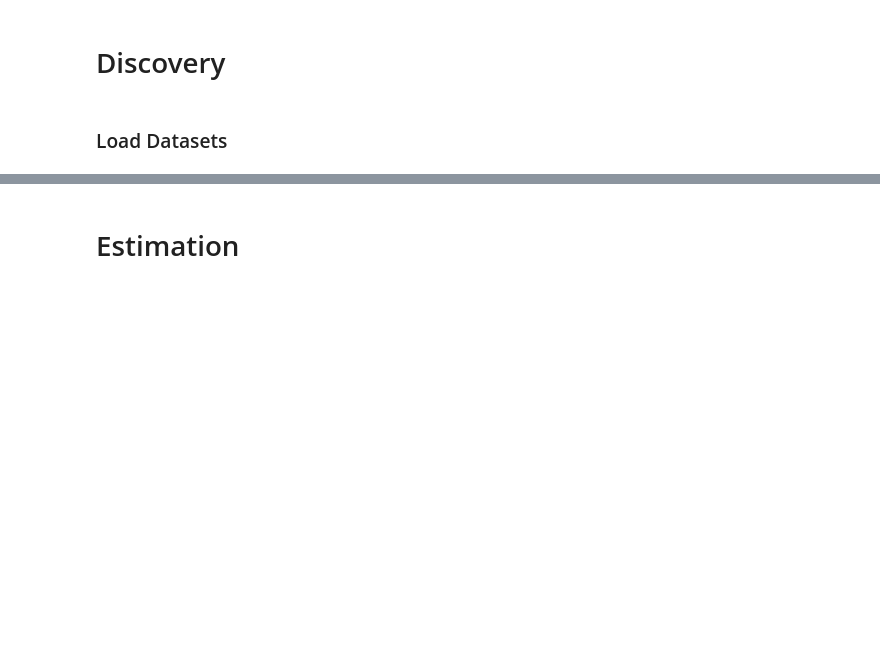
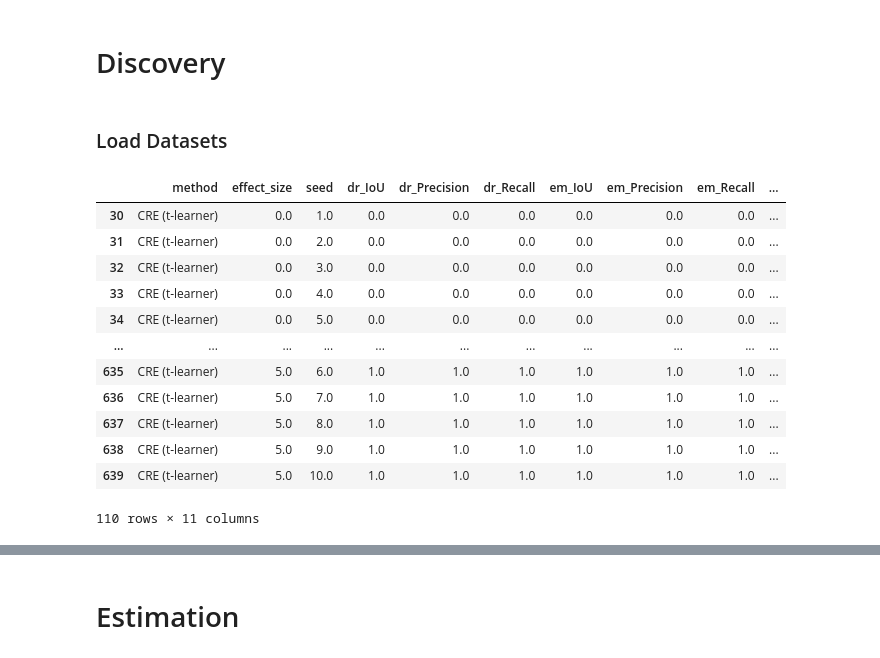
Before and after one commit to fbargaglistoffi/CRE_applications, a Jupyter notebook: simulations/visualization.ipynb, the cells around one changed output, grey strips where cells are left out. Saved outputs shown, nothing was run; the diff lists cells and outputs as text; code cells hidden in the pictures; blank space fills up the shorter version.

Commit message:
update scripts experiments

```diff
--- a/simulations/visualization.ipynb
+++ b/simulations/visualization.ipynb
@@ -14,39 +14,53 @@ warnings.filterwarnings("ignore")
 # %% [markdown]
 ### Load Datasets
 # %%
-datset_name = "more_rules"
-cutoff = 0.9
+datset_name = "main"
+cutoff = 0.8
 
 # load discovery results
-experiment_name = f"discovery_{datset_name}_cutoff_{0.9}"
+experiment_name = f"discovery_{datset_name}_cutoff_{cutoff}"
 discovery = pyreadr.read_r(f'results/{experiment_name}.rdata')["discovery"]
 discovery.replace("NaN","0", inplace=True)
 discovery.iloc[:,1:] = discovery.iloc[:,1:].astype(float)
 def dr_f1_score(row):
     recall = row['dr_Recall']
     precision = row['dr_Precision']
     if (precision + recall)>0:
         return 2 * (precision * recall) / (precision + recall)
     else:
         return 0
 def em_f1_score(row):
     recall = row['em_Recall']
     precision = row['em_Precision']
     if (precision + recall)>0:
         return 2 * (precision * recall) / (precision + recall)
     else:
         return 0
 discovery["dr_f1score"] = discovery.apply(dr_f1_score, axis=1)
 discovery["em_f1score"] = discovery.apply(em_f1_score, axis=1)
 discovery.method = discovery.method.apply(lambda x: x.replace("learner", "-learner"))
 discovery.method = discovery.method.apply(lambda x: x.replace('bart', 'cbart'))
 
 
 # filtering
 xmax = 5
-#methods = ["CRE (aipw)", "CRE (cf)", "CRE (bcf)", "HCT"]
+#methods = ["CRE (cf)"]#, "CRE (cf)"]#, "CRE (bcf)", "HCT"]
 #discovery = discovery[(discovery.method.isin(methods)) & (discovery.effect_size<=xmax)]
-discovery
+discovery[discovery.method == "CRE (t-learner)"]#.head(20)
+# %% [output]
+|  | method | effect_size | seed | dr_IoU | dr_Precision | dr_Recall | em_IoU | em_Precision | em_Recall | ... |
+| 30 | CRE (t-learner) | 0.0 | 1.0 | 0.0 | 0.0 | 0.0 | 0.0 | 0.0 | 0.0 | ... |
+| 31 | CRE (t-learner) | 0.0 | 2.0 | 0.0 | 0.0 | 0.0 | 0.0 | 0.0 | 0.0 | ... |
+| 32 | CRE (t-learner) | 0.0 | 3.0 | 0.0 | 0.0 | 0.0 | 0.0 | 0.0 | 0.0 | ... |
+| 33 | CRE (t-learner) | 0.0 | 4.0 | 0.0 | 0.0 | 0.0 | 0.0 | 0.0 | 0.0 | ... |
+| 34 | CRE (t-learner) | 0.0 | 5.0 | 0.0 | 0.0 | 0.0 | 0.0 | 0.0 | 0.0 | ... |
+| ... | ... | ... | ... | ... | ... | ... | ... | ... | ... | ... |
+| 635 | CRE (t-learner) | 5.0 | 6.0 | 1.0 | 1.0 | 1.0 | 1.0 | 1.0 | 1.0 | ... |
+| 636 | CRE (t-learner) | 5.0 | 7.0 | 1.0 | 1.0 | 1.0 | 1.0 | 1.0 | 1.0 | ... |
+| 637 | CRE (t-learner) | 5.0 | 8.0 | 1.0 | 1.0 | 1.0 | 1.0 | 1.0 | 1.0 | ... |
+| 638 | CRE (t-learner) | 5.0 | 9.0 | 1.0 | 1.0 | 1.0 | 1.0 | 1.0 | 1.0 | ... |
+| 639 | CRE (t-learner) | 5.0 | 10.0 | 1.0 | 1.0 | 1.0 | 1.0 | 1.0 | 1.0 | ... |
+110 rows × 11 columns
 # %%
 fig = plt.figure(constrained_layout=True, figsize=(7, 5))
 #fig.suptitle('Discovery')
```
Also changed, not shown: parts of 1 cell of this notebook, 56 other files.
